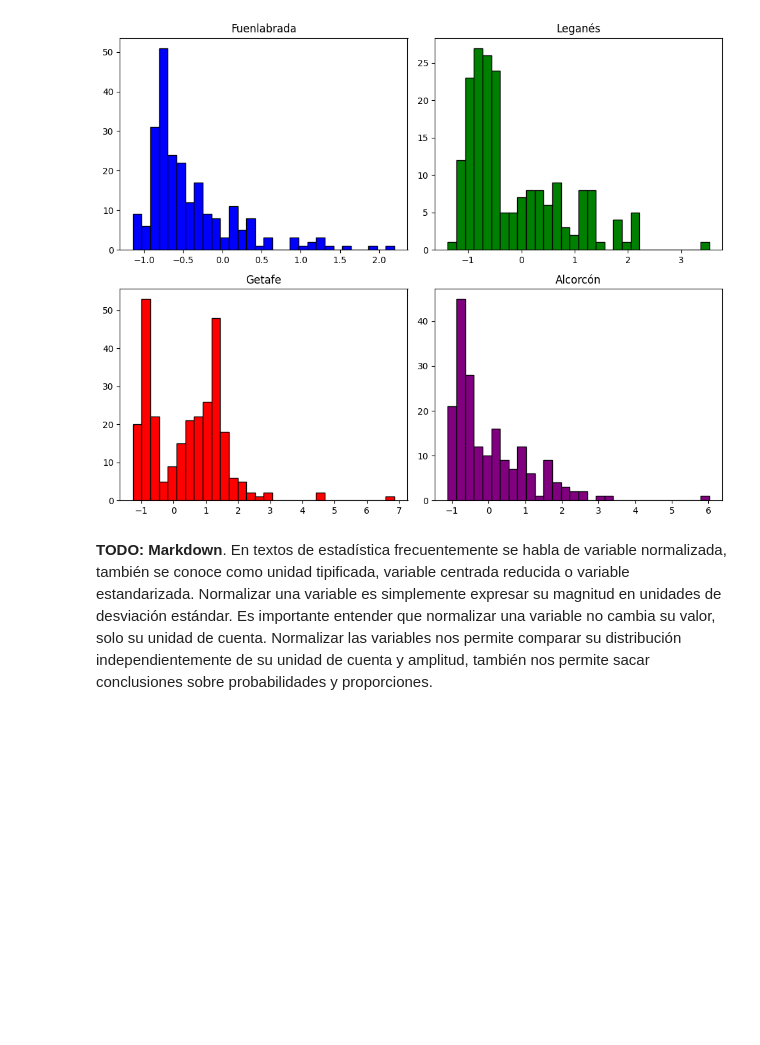
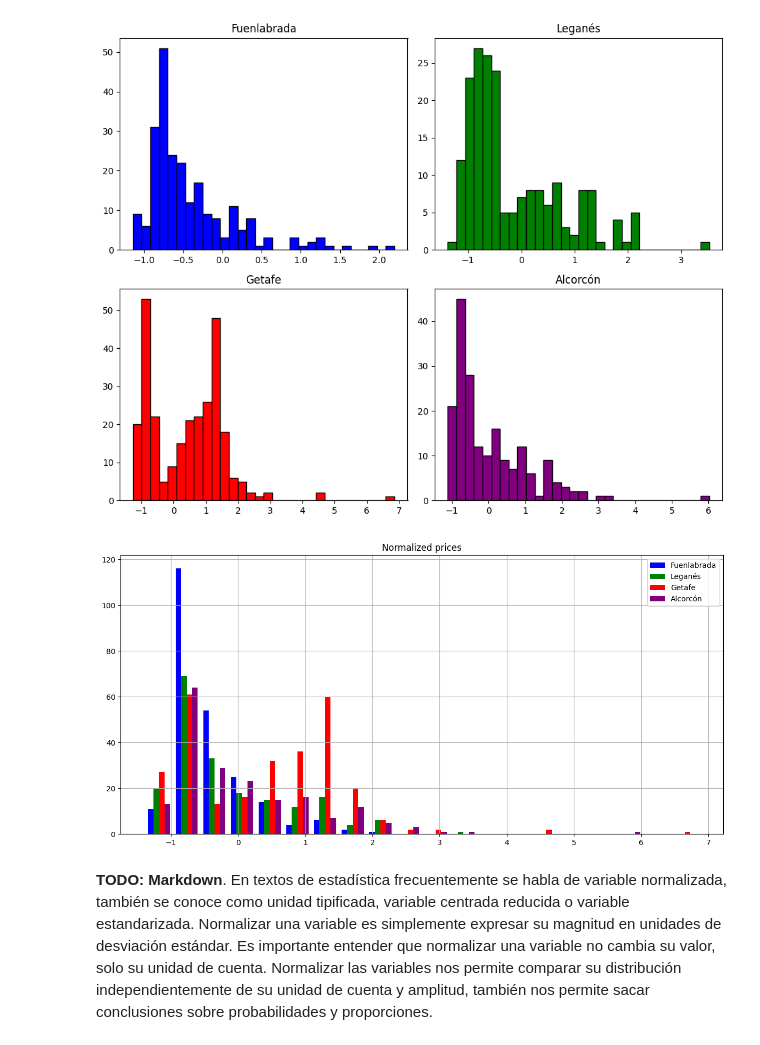
Before and after one commit to FerminRomeroBleda/realestate-datacleanup-exercise, a Jupyter notebook: project.es.ipynb, the cells around one changed output. Saved outputs shown, nothing was run; the diff lists cells and outputs as text; code cells hidden in the pictures; blank space fills up the shorter version.

Commit message:
Update Ex.18 4hist in same chart

```diff
--- a/project.es.ipynb
+++ b/project.es.ipynb
@@ -578,6 +578,25 @@ plt.tight_layout()
 plt.show()
 # %% [output]
 [figure]
+# %%
+fig, axis = plt.subplots(figsize=(12, 6))
+
+plt.hist(
+    (normalizacion_fuenlabrada, normalizacion_leganes, normalizacion_getafe, normalizacion_alcorcon),
+      bins = 20,
+        #histtype='bar',
+        label = ('Fuenlabrada', 'Leganés', 'Getafe', 'Alcorcón'),
+        color = ('blue', 'green', 'red', 'purple')
+        )
+plt.title('Normalized prices')
+plt.legend()
+plt.grid()
+
+plt.tight_layout()
+
+plt.show()
+# %% [output]
+[figure, added]
 # %% [markdown]
 **TODO: Markdown**. En textos de estadística frecuentemente se habla de variable normalizada, también se conoce como unidad tipificada, variable centrada reducida o variable estandarizada. Normalizar una variable es simplemente expresar su magnitud en unidades de desviación estándar.
 Es importante entender que normalizar una variable no cambia su valor, solo su unidad de cuenta.
```
